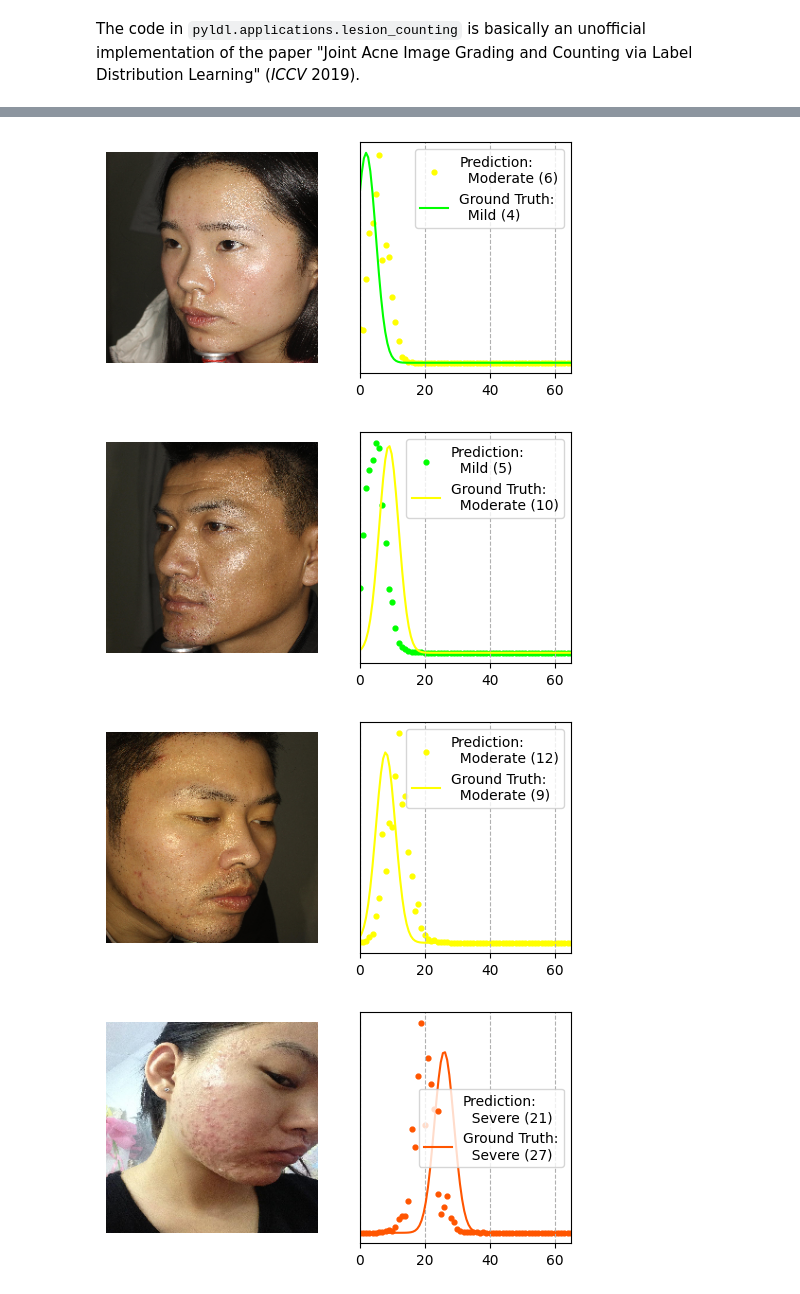
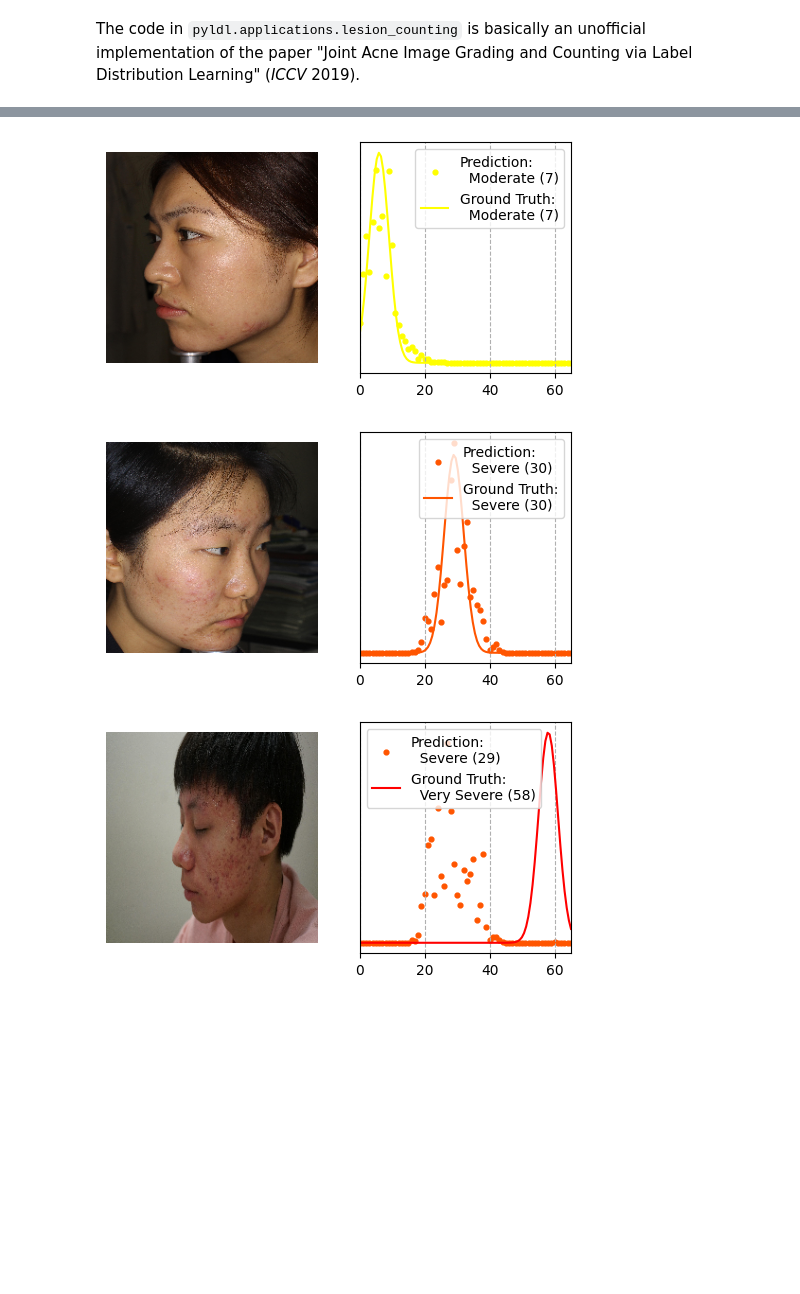
Before and after one commit to SpriteMisaka/PyLDL, a Jupyter notebook: demo/lesion_counting.ipynb, the cells around one changed output, grey strips where cells are left out. Drawn from its saved outputs; the diff is of its cells as text; code cells hidden in the pictures; blank space fills up the shorter version.

```diff
--- a/demo/lesion_counting.ipynb
+++ b/demo/lesion_counting.ipynb
@@ -16,7 +19,6 @@ val = int(X.shape[0] * 0.9)
 # %%
 model = lc.LDL_ACNE()
 # %%
-model.fit(X[:val], y[:val], verbose=1,
-          batch_size=64, optimizer=keras.optimizers.SGD(5e-5),
-          X_val=X[val:], y_val=y[val:], callbacks=[LDLEarlyStopping(monitor='mean_absolute_error', patience=200)])
+model.fit(X[:val], y[:val], verbose=1, batch_size=32, optimizer=keras.optimizers.SGD(2e-5),
+          X_val=X[val:], y_val=y[val:], callbacks=[LDLEarlyStopping(monitor='mean_absolute_error', patience=200)]);
 # %% [output]
@@ -29,11 +29,13 @@ X_test, grades_test, counts_test = lc.load_acne04('./ACNE04', mode='test')
 # %%
 counts_test = lc.preprocessing(counts_test)
 # %%
-counts_pred, grades_pred = model.predict(X_test, return_grades=True)
+counts_pred, grades_pred = model.predict(X_test, batch_size=32, return_grades=True)
+# %%
+df = pd.DataFrame({'score': euclidean(counts_test, counts_pred, reduction=None),
+                   'group': grades_test})
+samples = df.groupby('group')['score'].idxmin().values
 # %%
-np.random.seed(0)
-display = np.random.choice(X_test.shape[0], 5)
-for i in display:
+for i in samples:
     lc.visualization(X_test[i], grades_pred[i], counts_pred[i],
                      grade_real=grades_test[i], count_real=counts_test[i])
 # %% [output]
@@ -41,4 +43,3 @@ for i in display:
-[figure, old version]
+[figure, new version]
-[figure, old version]
+[figure, new version]
-[figure, old version]
+[figure, new version]
-[figure, removed]
```
Also changed, not shown: parts of 5 cells of this notebook, 46 other files.
